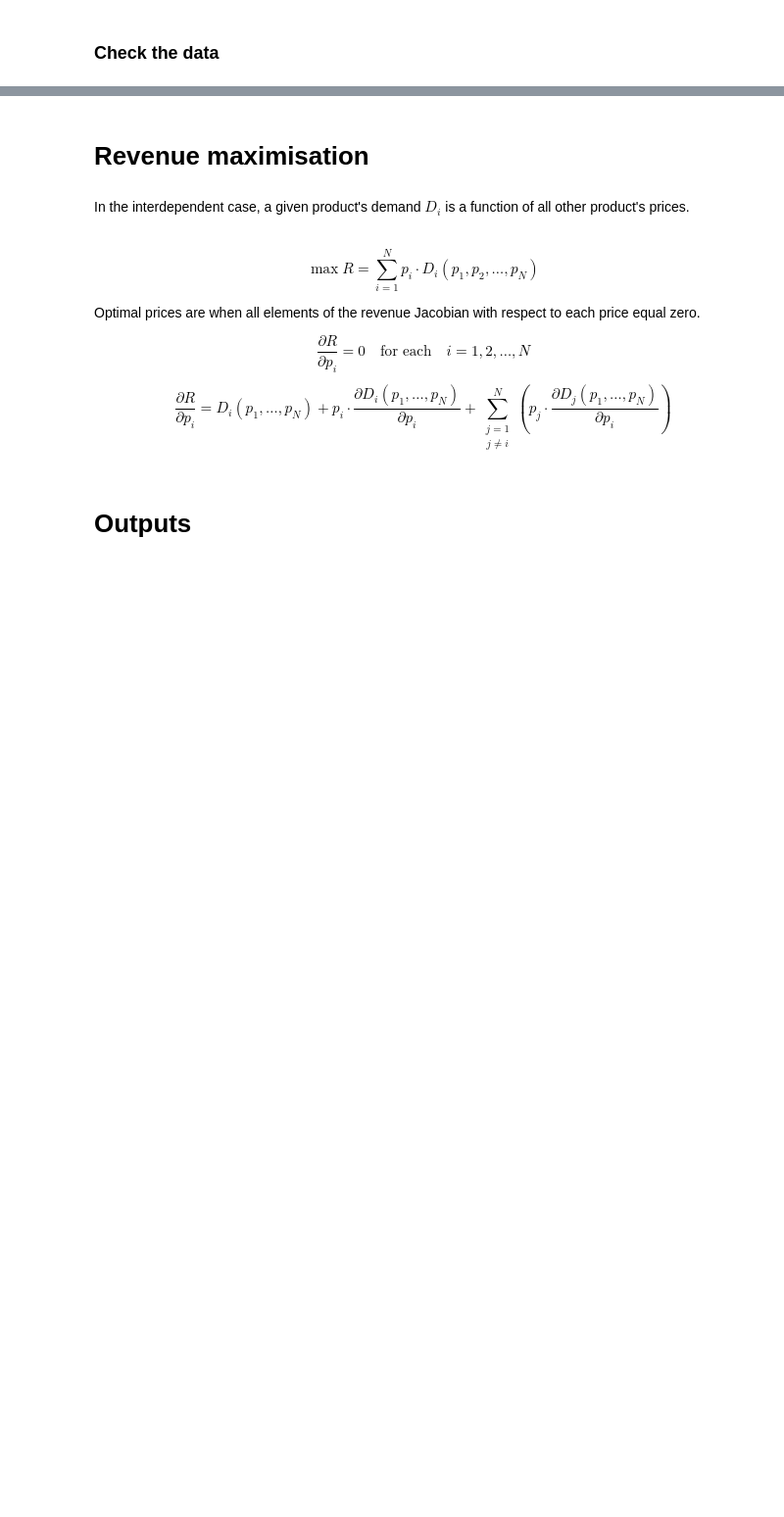
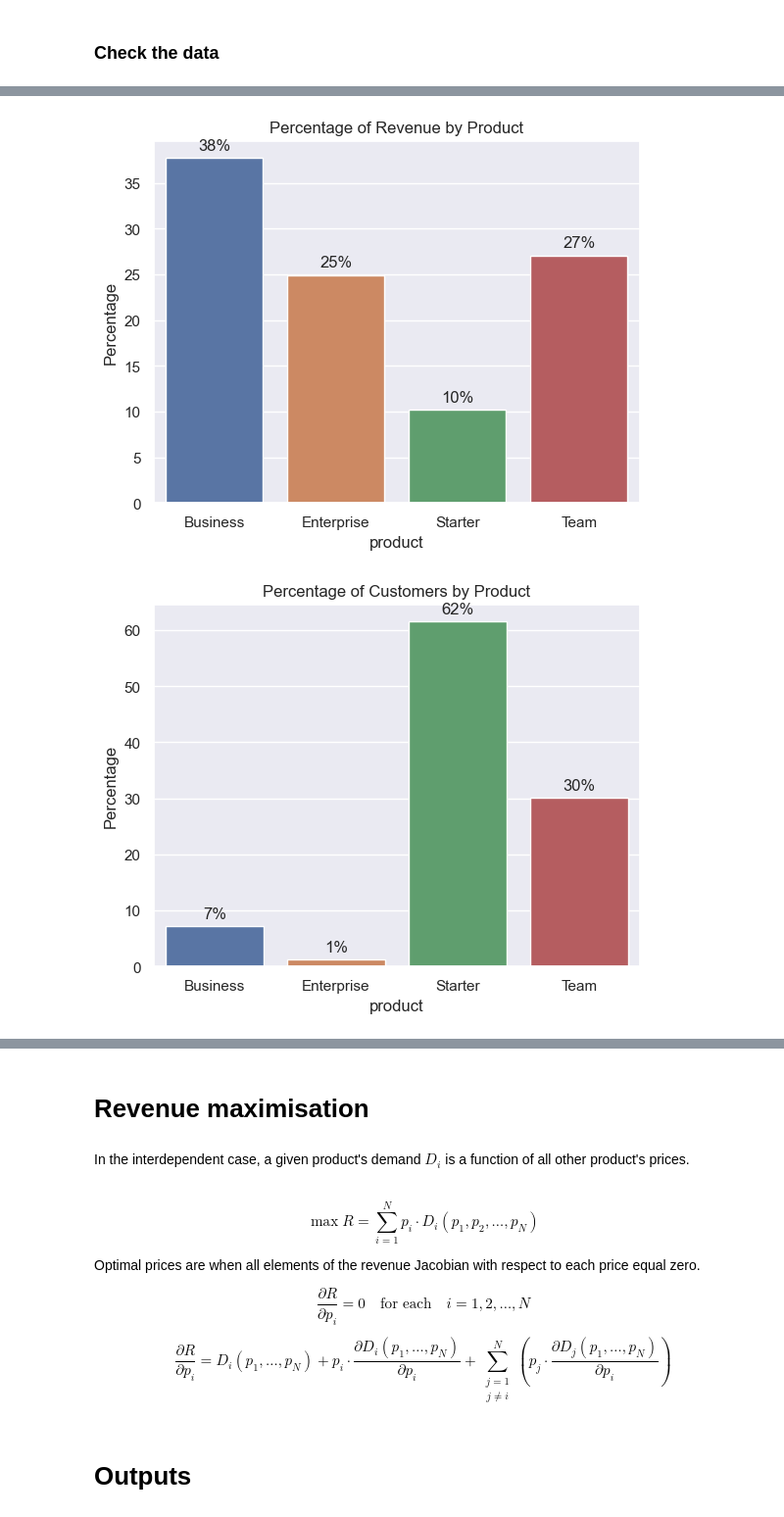
Before and after one commit to patricesweeney/growth, a Jupyter notebook: 07_Apps/Untitled Folder/01_Pricing app.ipynb, the cells around one changed output, grey strips where cells are left out. Shown: that part at 98% size. Drawn from its saved outputs; the diff is of its cells as text; code cells hidden in the pictures; blank space fills up the shorter version.

```diff
--- a/07_Apps/Untitled Folder/01_Pricing app.ipynb
+++ b/07_Apps/Untitled Folder/01_Pricing app.ipynb
@@ -76,0 +192,45 @@ All volume values are greater than 0.
+# %%
+def package_summary(data):
+    import seaborn as sns
+    import matplotlib.pyplot as plt
+
+    # Set Seaborn dark theme
+    sns.set_theme(style="darkgrid")
+
+    # Helper function to plot bar chart
+    def plot_bar_chart(series, title, ylabel, value_format):
+        ax = sns.barplot(x=series.index, y=series.values)
+        ax.set_title(title)
+        ax.set_ylabel(ylabel)
+        for p in ax.patches:
+            ax.annotate(value_format.format(p.get_height()),
+                        (p.get_x() + p.get_width() / 2., p.get_height()),
+                        ha='center', va='center',
+                        xytext=(0, 9),
+                        textcoords='offset points')
+        plt.show()
+
+    # Percentage of revenue by product
+    revenue_percent = data.groupby('product')['revenue'].sum() / data['revenue'].sum() * 100
+    plot_bar_chart(revenue_percent, 'Percentage of Revenue by Product', 'Percentage', '{:.0f}%')
+
+    # Percentage of customers by product
+    customer_percent = data.groupby('product')['id'].nunique() / data['id'].nunique() * 100
+    plot_bar_chart(customer_percent, 'Percentage of Customers by Product', 'Percentage', '{:.0f}%')
+
+    # Percentage of users by product
+    user_percent = data.groupby('product')['volume'].sum() / data['volume'].sum() * 100
+    plot_bar_chart(user_percent, 'Percentage of Users by Product', 'Percentage', '{:.0f}%')
+
+    # ARPA by package
+    arpa_by_package = data.groupby('product')['revenue'].sum() / data.groupby('product')['id'].nunique()
+    plot_bar_chart(arpa_by_package, 'ARPA by Package', 'ARPA ($)', '${:.0f}')
+
+    # ARPU by package
+    arpu_by_package = data.groupby('product')['revenue'].sum() / data.groupby('product')['volume'].sum()
+    plot_bar_chart(arpu_by_package, 'ARPU by Package', 'ARPU ($)', '${:.0f}')
+
+package_summary(data)
+# %% [output]
+[figure, added]
+[figure, added]
```
Also changed, not shown: parts of 47 cells of this notebook, 5 other files.
